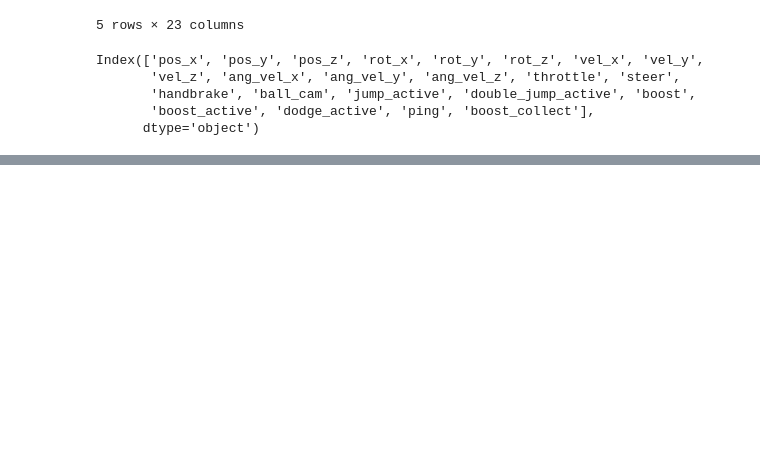
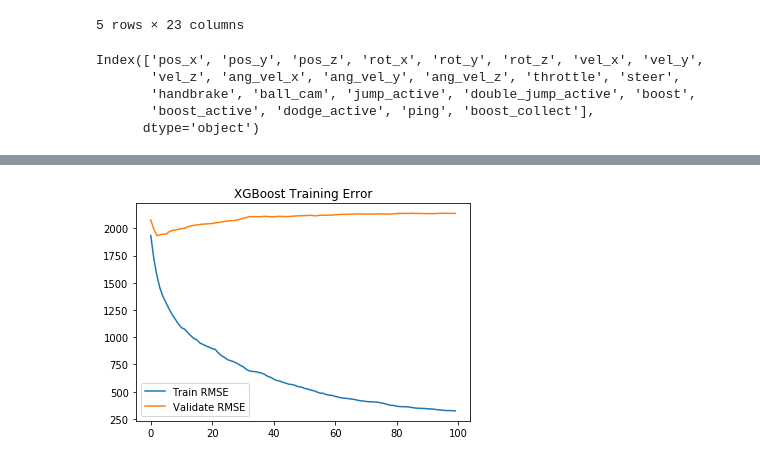
Before and after one commit to axelmagn/ReplayModels, a Jupyter notebook: position_predictor.ipynb, the cells around one changed output, grey strips where cells are left out. Saved outputs shown, nothing was run; the diff lists cells and outputs as text; code cells hidden in the pictures; blank space fills up the shorter version.

Commit message:
Preprocessing and baseline model for position predictor notebook

```diff
--- a/position_predictor.ipynb
+++ b/position_predictor.ipynb
@@ -121,0 +277,18 @@ The original plan was to omit one player, and make the predictor guess it. If we
+# %%
+# For now, just train and test an untuned xgboost model
+param = { 'objective':'reg:squarederror' }
+num_round = 100
+dtrain = xgb.DMatrix(train_features, label=train_targets)
+dvalid = xgb.DMatrix(validate_features, label=validate_targets)
+evallist = [(dvalid, 'eval'), (dtrain, 'train')]
+evals_result = {}
+model = xgb.train(param, dtrain, num_round, evallist, evals_result=evals_result, verbose_eval=num_round/5)
+# %%
+plt_X = range(num_round)
+plt.plot(plt_X, evals_result['train']['rmse'], label='Train RMSE')
+plt.plot(plt_X, evals_result['eval']['rmse'], label='Validate RMSE')
+plt.title("XGBoost Training Error")
+plt.legend()
+plt.show()
+# %% [output]
+[figure, added]
```
Also changed, not shown: parts of 19 cells of this notebook, 1 other file.
